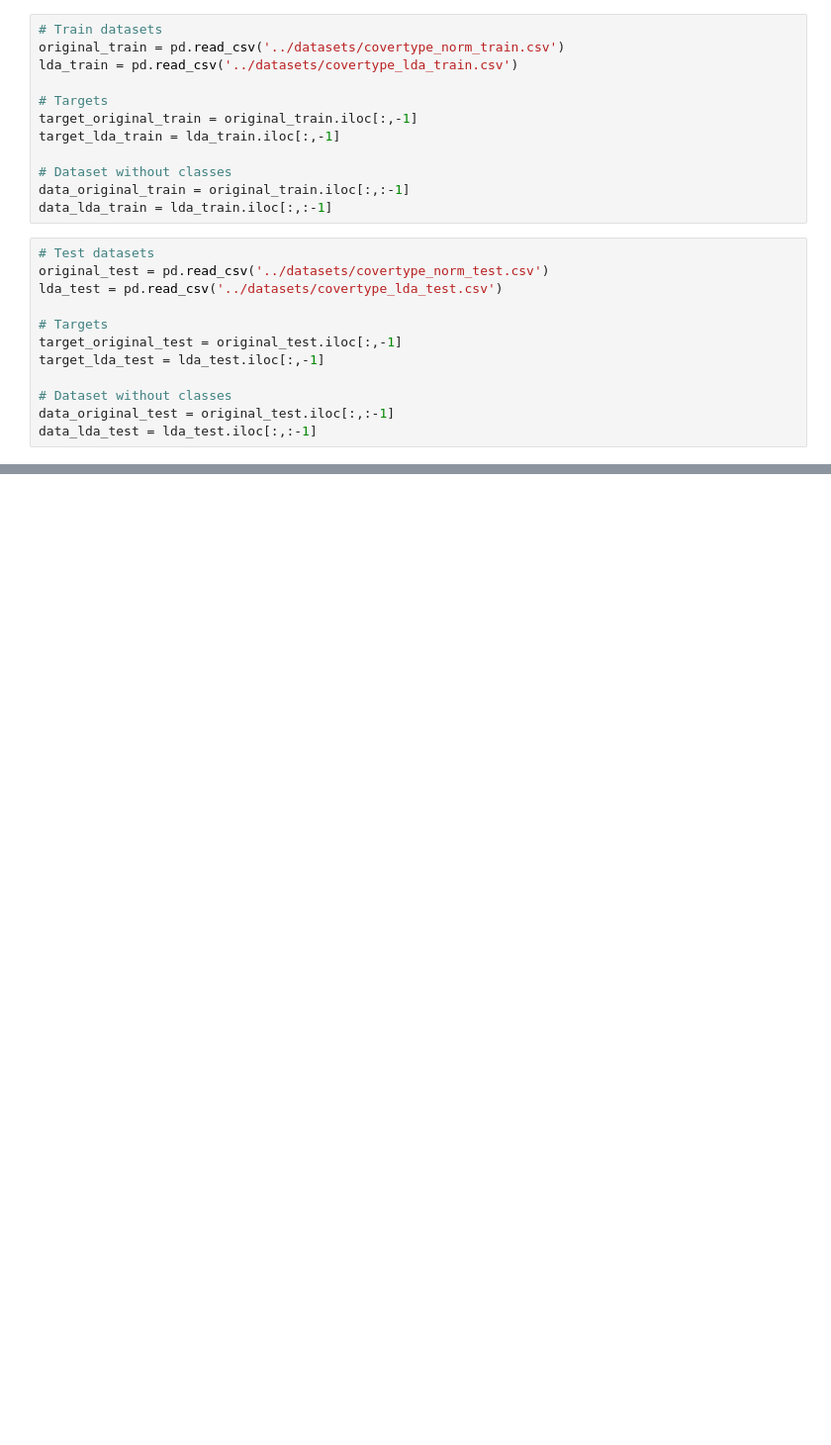
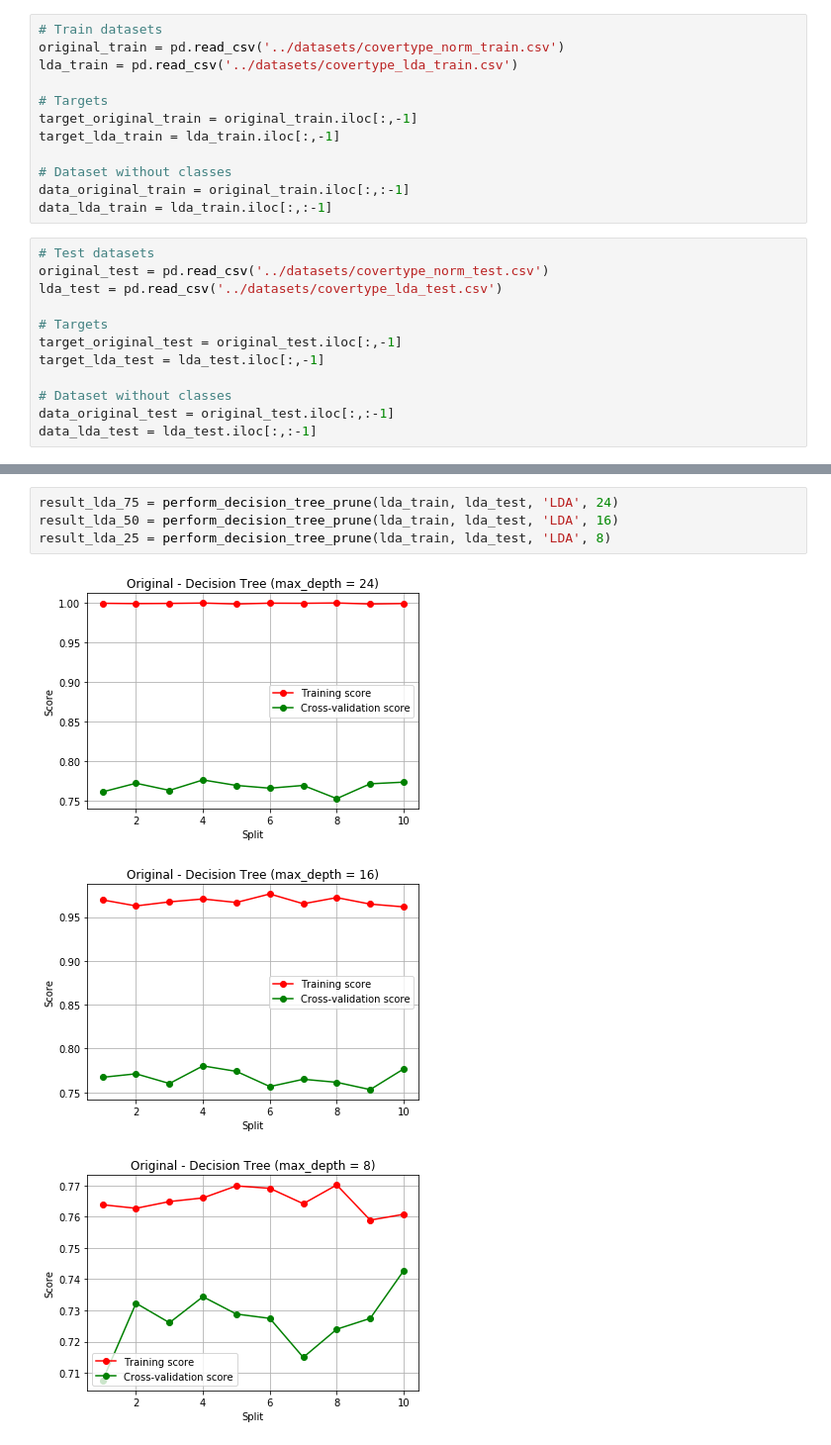
Before and after one commit to greati/covertype-data-analysis, a Jupyter notebook: supervised/Decision tree.ipynb, the cells around one changed output, grey strips where cells are left out. Shown at 99% size. Drawn from its saved outputs; the diff is of its cells as text; blank space fills up the shorter version.

```diff
--- a/supervised/Decision tree.ipynb
+++ b/supervised/Decision tree.ipynb
@@ -132,0 +204,8 @@ print(check_tree_score(result_lda[1], lda_test))
+# %%
+result_lda_75 = perform_decision_tree_prune(lda_train, lda_test, 'LDA', 24)
+result_lda_50 = perform_decision_tree_prune(lda_train, lda_test, 'LDA', 16)
+result_lda_25 = perform_decision_tree_prune(lda_train, lda_test, 'LDA', 8)
+# %% [output]
+[figure, added]
+[figure, added]
+[figure, added]
```
Also changed, not shown: parts of 16 cells of this notebook.
